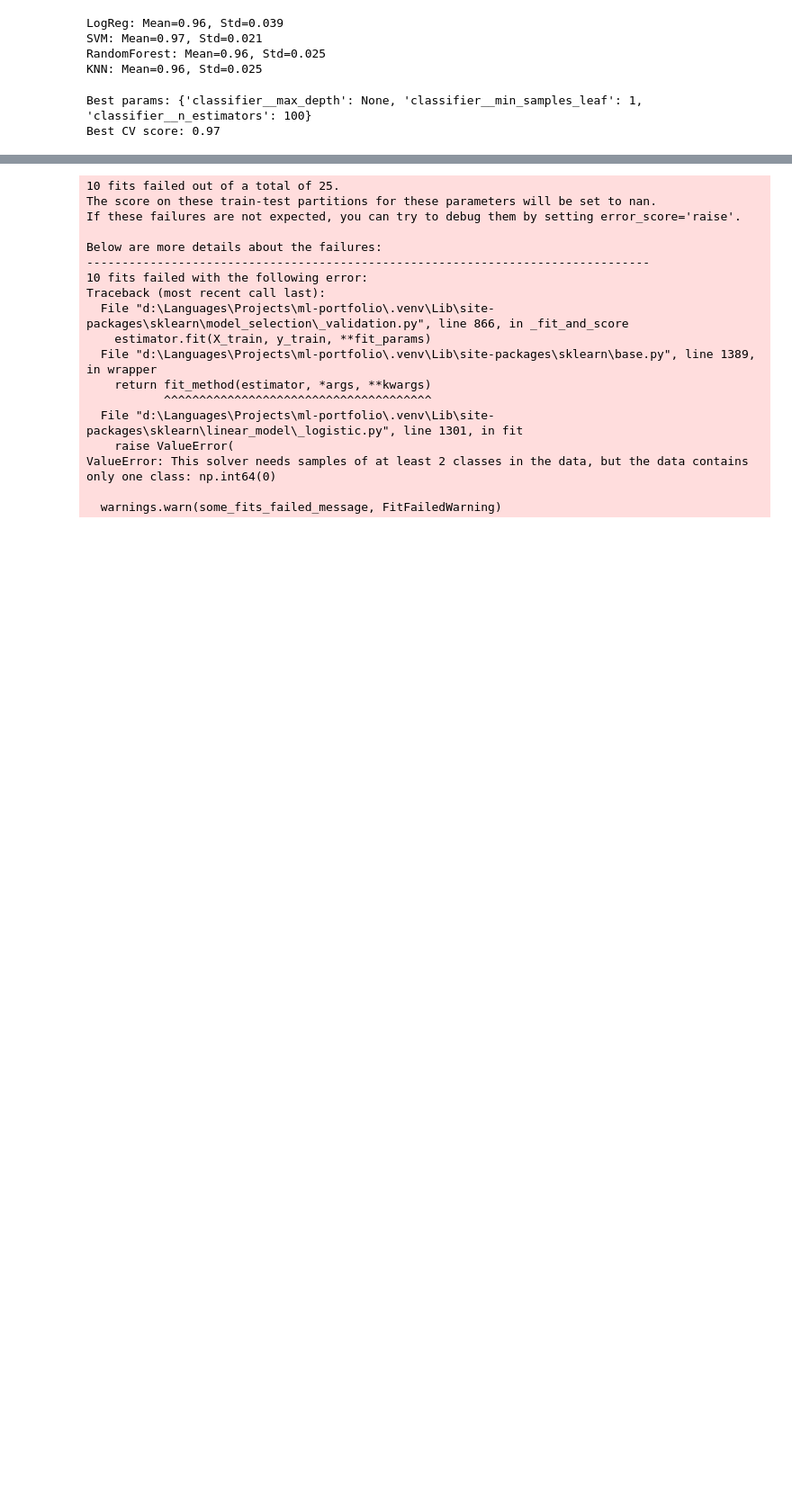
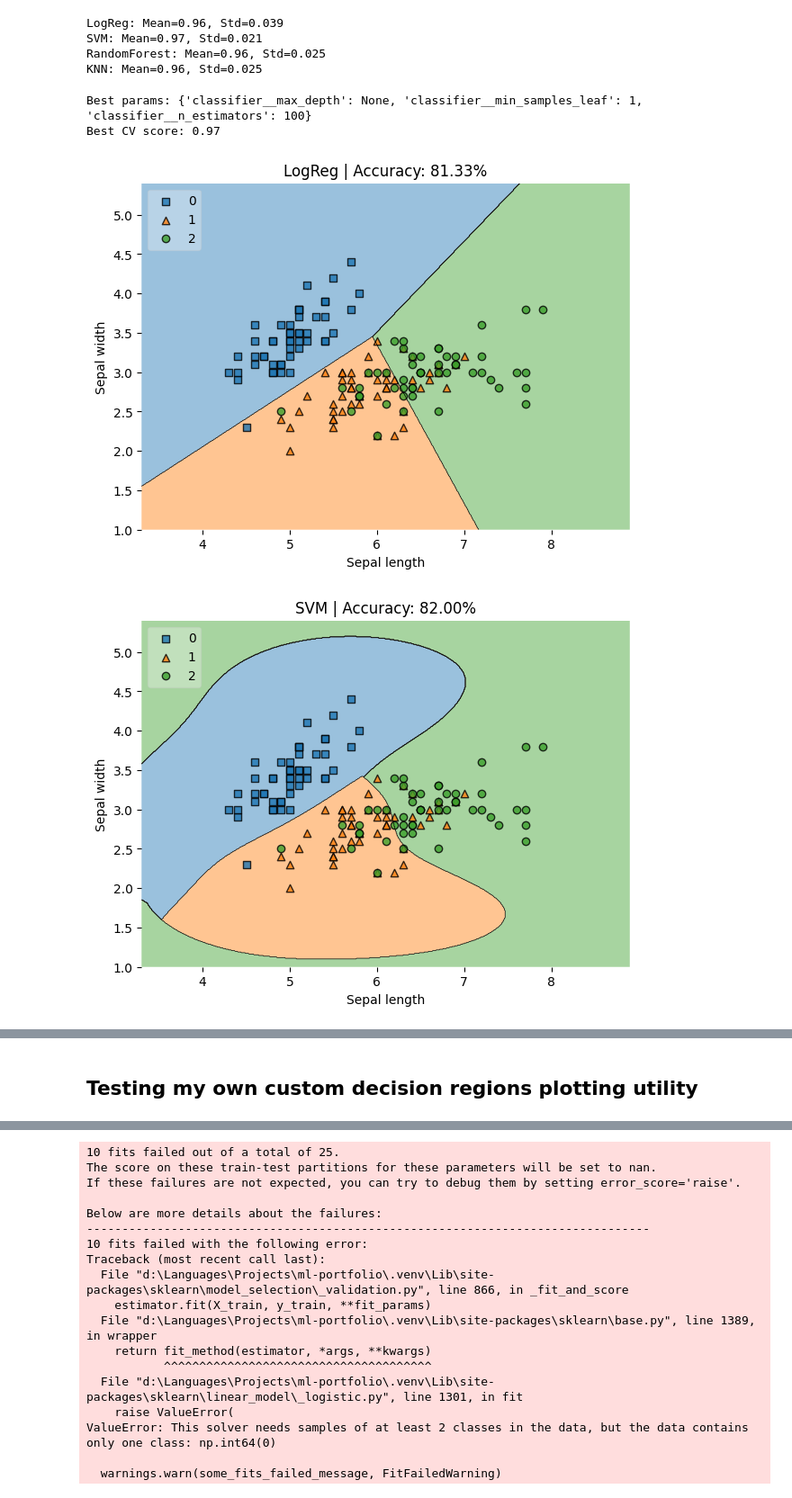
Before and after one commit to Rahul-Vashistt/ml-portfolio, a Jupyter notebook: Classification/iris_flower.ipynb, the cells around one changed output, grey strips where cells are left out. Shown at 90% size. Drawn from its saved outputs; the diff is of its cells as text; code cells hidden in the pictures; blank space fills up the shorter version.

```diff
--- a/Classification/iris_flower.ipynb
+++ b/Classification/iris_flower.ipynb
@@ -197,34 +172,37 @@ Best CV score: 0.97
 # %%
-# from mlxtend.plotting import plot_decision_regions
+from mlxtend.plotting import plot_decision_regions
 
-# X = iris_df.iloc[:, [0, 1]].values  # sepal length and sepal width
-# y = iris_df.iloc[:, -1].values
+X = iris_df.iloc[:, [0, 1]].values  # sepal length and sepal width
+y = iris_df.iloc[:, -1].values
 
-# models = {
-#     "LogReg": LogisticRegression(max_iter=200),
-#     "SVM": SVC(),
-#     "RandomForest": RandomForestClassifier(
-#         max_depth=10,
-#         min_samples_leaf=1,
-#         n_estimators=100
-#     ),
-#     "KNN": KNeighborsClassifier()
-# }
+models = {
+    "LogReg": LogisticRegression(max_iter=200),
+    "SVM": SVC(),
+    "RandomForest": RandomForestClassifier(
+        max_depth=10,
+        min_samples_leaf=1,
+        n_estimators=100
+    ),
+    "KNN": KNeighborsClassifier()
+}
 
-# for name, model in models.items():
-#     pipeline = Pipeline([
-#         ("scaler", StandardScaler()),
-#         ("classifier", model)
-#     ])
-#     pipeline.fit(X, y)
+for name, model in models.items():
+    pipeline = Pipeline([
+        ("scaler", StandardScaler()),
+        ("classifier", model)
+    ])
+    pipeline.fit(X, y)
 
-#     # Calculate accuracy on training data
-#     acc = pipeline.score(X, y) * 100
+    # Calculate accuracy on training data
+    acc = pipeline.score(X, y) * 100
 
-#     fig, ax = plt.subplots(figsize=(7, 5))
-#     plot_decision_regions(X, y, clf=pipeline, legend=2, ax=ax)
+    fig, ax = plt.subplots(figsize=(7, 5))
+    plot_decision_regions(X, y, clf=pipeline, legend=2, ax=ax)
 
-#     plt.xlabel('Sepal length')
-#     plt.ylabel('Sepal width')
-#     plt.title(f'{name} | Accuracy: {acc:.2f}%')
-#     plt.show()
+    plt.xlabel('Sepal length')
+    plt.ylabel('Sepal width')
+    plt.title(f'{name} | Accuracy: {acc:.2f}%')
+    plt.show()
+# %% [output]
+[figure, added]
+[figure, added]
@@ -349 +211,3 @@ def plot_decision_boundary_2d(
+# %% [markdown]
+## Testing my own custom decision regions plotting utility
 # %%
```
Also changed, not shown: parts of 9 cells of this notebook.
